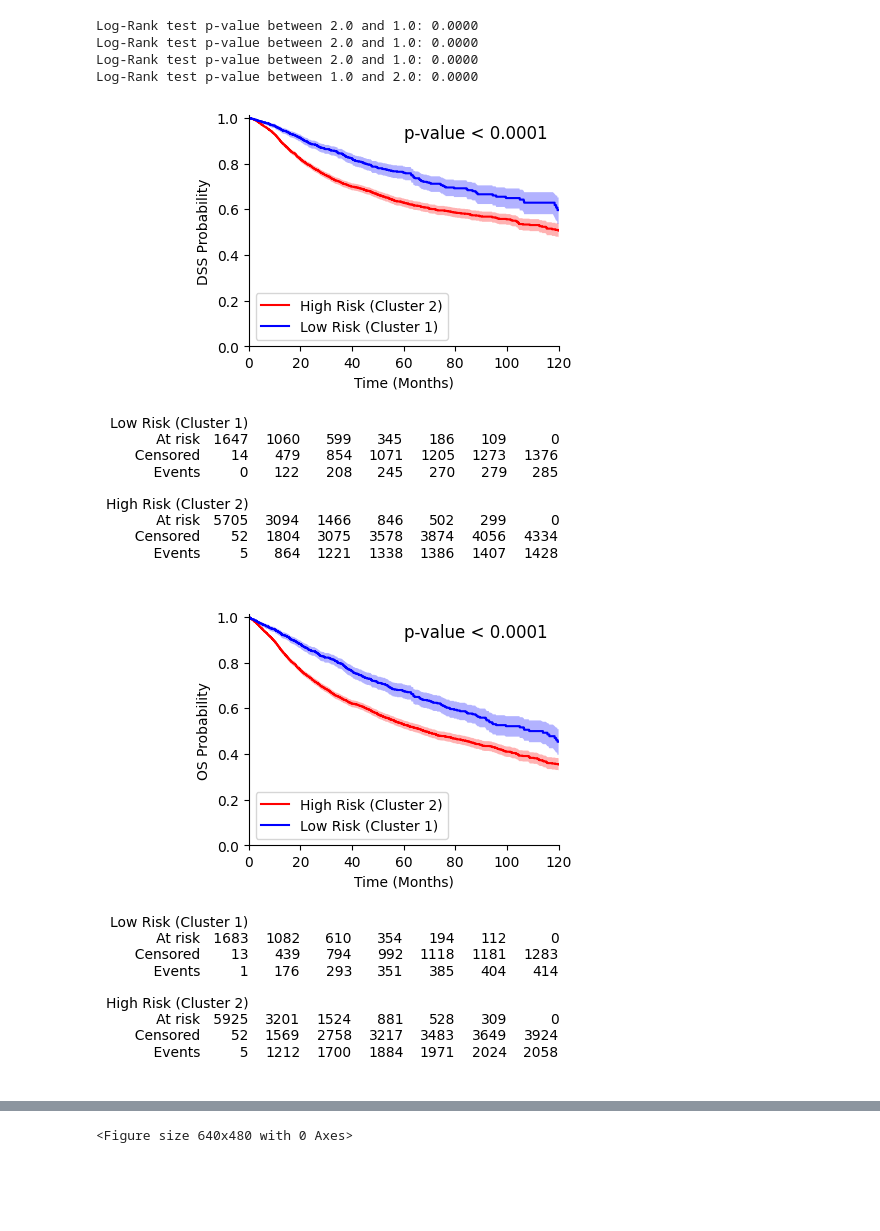
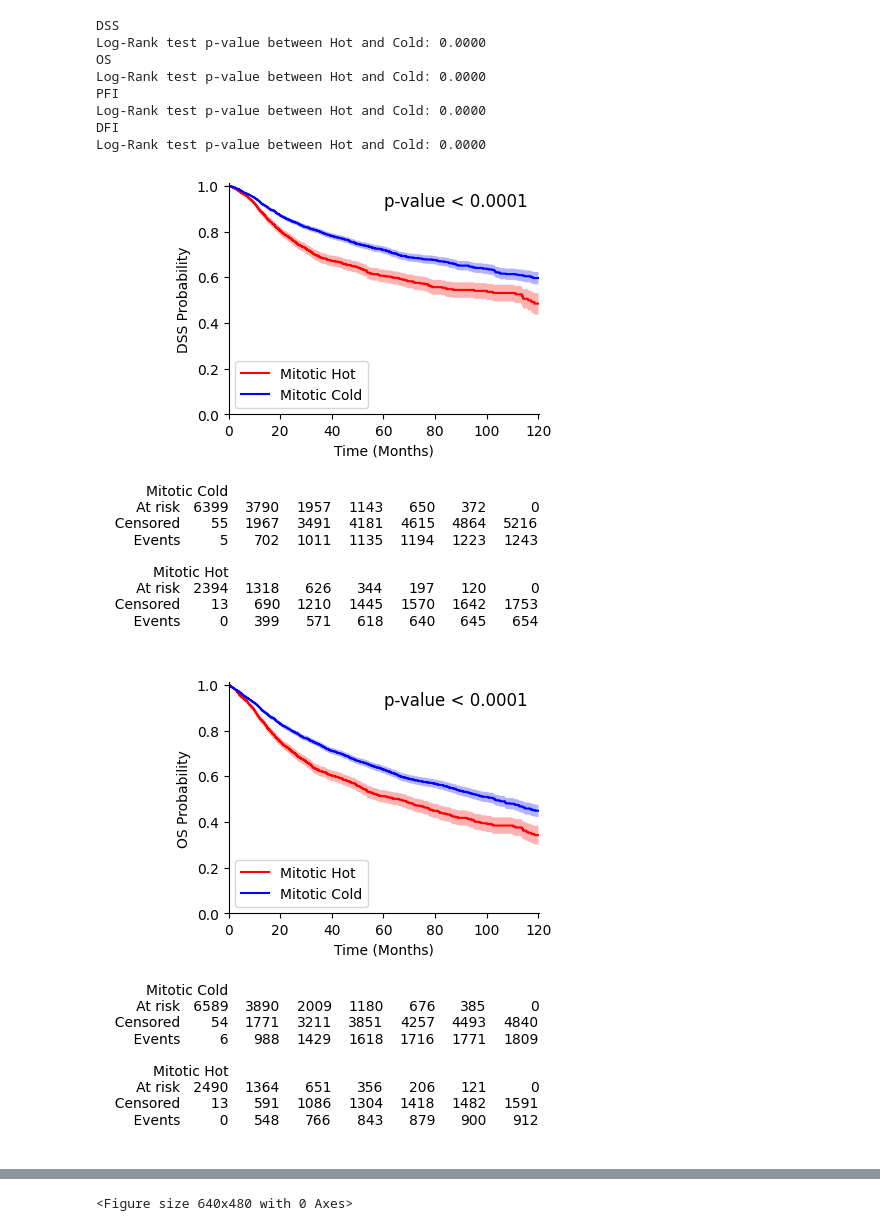
Before and after one commit to mostafajahanifar/pacman, a Jupyter notebook: test_biclustering.ipynb, the cells around one changed output, grey strips where cells are left out. Saved outputs shown, nothing was run; the diff lists cells and outputs as text; code cells hidden in the pictures; blank space fills up the shorter version.

```diff
--- a/test_biclustering.ipynb
+++ b/test_biclustering.ipynb
@@ -116,7 +109,7 @@ feats_list = [feat for feat in feats_list if feat not in ["mit_clusterCoff_max",
 
 # Filter data
 df = discov_df[['type'] + feats_list]
-invalid_cancers = ['MESO', 'UVM', 'TGCT', 'THYM', 'THCA', 'LAML', 'DLBC', 'UCS', 'SARC', 'CHOL', 'PRAD', 'ACC']  # with kept PCPG
+invalid_cancers = ['UVM']  # with kept PCPG
 df = df[~df['type'].isin(invalid_cancers)]
 
 # Replace positive infinite values with the maximum finite value in the DataFrame
@@ -156,23 +149,24 @@ import matplotlib.collections as mpl_collections
 import os
 
 time_thresh = 120
-save_root = f"explain_features/survival_in_clusters/censored_at_{time_thresh}/"
+save_root = f"results_final/survival/pancancer_HotCold_censor{time_thresh}_NEW/"
 os.makedirs(save_root, exist_ok=True)
 
 # Load the data
-discov_val_feats_path = '/mnt/gpfs01/lsf-workspace/u2070124/Data/Data/pancancer/tcga_features_clinical_merged_clustered.csv'
+discov_val_feats_path = '/mnt/gpfs01/lsf-workspace/u2070124/Data/Data/pancancer/tcga_features_final_ClusterByCancerNew_withAtypical.csv'
 discov_df = pd.read_csv(discov_val_feats_path)
 
-invalid_cancers = ['MESO', 'UVM', 'TGCT', 'THYM', 'THCA', 'LAML', 'DLBC', 'UCS', 'SARC', 'CHOL', 'PRAD', 'ACC']  # with kept PCPG
+invalid_cancers = ["UVM"] # ['MESO', 'UVM', 'TGCT', 'THYM', 'THCA', 'LAML', 'DLBC', 'UCS', 'SARC', 'CHOL', 'PRAD', 'ACC']  # with kept PCPG
 discov_df = discov_df[~discov_df['type'].isin(invalid_cancers)]
 
 # Uncomment to filter based on cancer type
 # discov_df = discov_df[discov_df["type"]=="OV"]
 
 for even_type in ["DSS", "OS", "PFI", "DFI"]:
+    print(even_type)
     time = f"{even_type}.time"
     event = even_type
-    cluster = "cluster_2"
+    cluster = "temperature"
     df = discov_df[[time, event, cluster]]
     df = df.rename(columns={time: 'time', event: 'event', cluster: 'category'})
 
@@ -180,7 +174,7 @@ for even_type in ["DSS", "OS", "PFI", "DFI"]:
     df = df.dropna()
 
     # Convert days to months
-    df["time"] = df["time"] / 30
+    df["time"] = df["time"] / 30.4
 
     # Censor at 10 years (120 months)
     if time_thresh is not None:
@@ -194,8 +188,8 @@ for even_type in ["DSS", "OS", "PFI", "DFI"]:
     plt.figure(figsize=(4, 3))
 
     # Define the colors and labels for the categories
-    category_colors = {1: 'blue', 2: 'red'}
-    category_labels = {1: 'Low Risk (Cluster 1)', 2: 'High Risk (Cluster 2)'}
+    category_colors = {"Cold": 'blue', "Hot": 'red'}
+    category_labels = {"Cold": 'Mitotic Cold', "Hot": 'Mitotic Hot'}
 
     # Get the unique categories
     categories = df['category'].unique()
@@ -226,38 +220,42 @@ for even_type in ["DSS", "OS", "PFI", "DFI"]:
     results = []
     for (cat1, cat2) in combinations(categories, 2):
         data1 = df[df['category'] == cat1]
         data2 = df[df['category'] == cat2]
         result = logrank_test(data1['time'], data2['time'], event_observed_A=data1['event'], event_observed_B=data2['event'])
         results.append((cat1, cat2, result.p_value))
 
     # Display p-values for Log-Rank tests
     for cat1, cat2, p_value in results:
         print(f'Log-Rank test p-value between {cat1} and {cat2}: {p_value:.4f}')
 
     # Add p-value to the plot
     p_value = results[0][2]  # Since there are only two categories, take the first result's p-value
     pv_test = f'p-value: {p_value:.4f}' if p_value>0.0001 else 'p-value < 0.0001'
     plt.text(0.5, 0.90, pv_test, transform=ax.transAxes, fontsize=12)
 
     plt.savefig(save_root+f"allSurv_{even_type}_censor{time_thresh}.png", bbox_inches = 'tight', pad_inches = 0, dpi=600)
     plt.savefig(save_root+f"allSurv_{even_type}_censor{time_thresh}.pdf", bbox_inches = 'tight', pad_inches = 0, dpi=600)
 
     # Add at risk counts
     kmf1 = KaplanMeierFitter()
     kmf2 = KaplanMeierFitter()
 
-    kmf1.fit(df[df['category'] == 1]['time'], df[df['category'] == 1]['event'], label='Low Risk (Cluster 1)')
-    kmf2.fit(df[df['category'] == 2]['time'], df[df['category'] == 2]['event'], label='High Risk (Cluster 2)')
+    kmf1.fit(df[df['category'] == "Cold"]['time'], df[df['category'] == "Cold"]['event'], label='Mitotic Cold')
+    kmf2.fit(df[df['category'] == "Hot"]['time'], df[df['category'] == "Hot"]['event'], label='Mitotic Hot')
 
     from lifelines.plotting import add_at_risk_counts
     add_at_risk_counts(kmf1, kmf2, ax=ax)
 
     plt.savefig(save_root+f"allSurv_{even_type}_censor{time_thresh}_withCount.png", bbox_inches = 'tight', pad_inches = 0, dpi=600)
     plt.savefig(save_root+f"allSurv_{even_type}_censor{time_thresh}_withCount.png.pdf", bbox_inches = 'tight', pad_inches = 0, dpi=600)
 # %% [output]
-Log-Rank test p-value between 2.0 and 1.0: 0.0000
-Log-Rank test p-value between 2.0 and 1.0: 0.0000
-Log-Rank test p-value between 2.0 and 1.0: 0.0000
-Log-Rank test p-value between 1.0 and 2.0: 0.0000
+DSS
+Log-Rank test p-value between Hot and Cold: 0.0000
+OS
+Log-Rank test p-value between Hot and Cold: 0.0000
+PFI
+Log-Rank test p-value between Hot and Cold: 0.0000
+DFI
+Log-Rank test p-value between Hot and Cold: 0.0000
-[figure, old version]
+[figure, new version]
-[figure, old version]
+[figure, new version]
```
Also changed, not shown: parts of 7 cells of this notebook, 22 other files.
